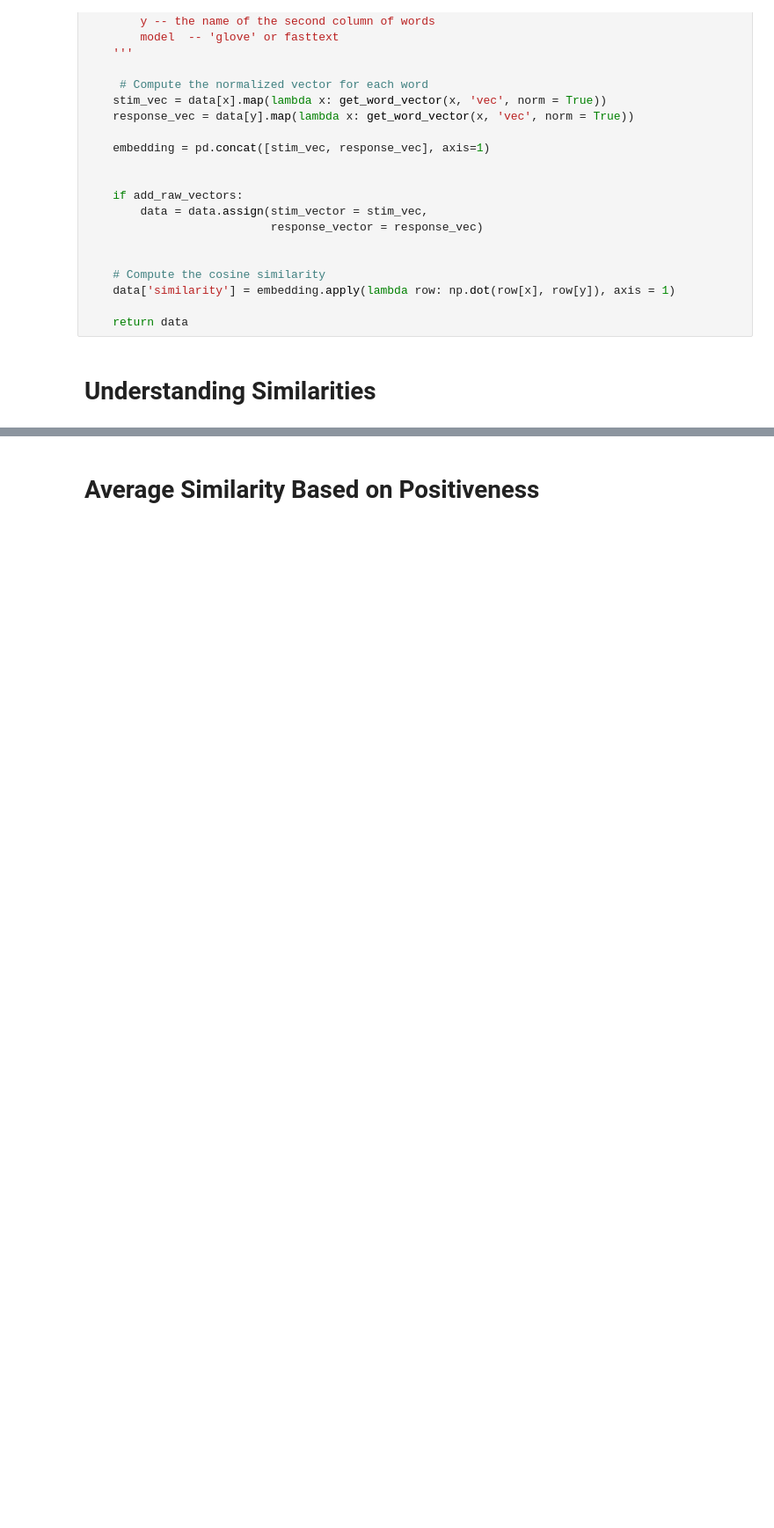
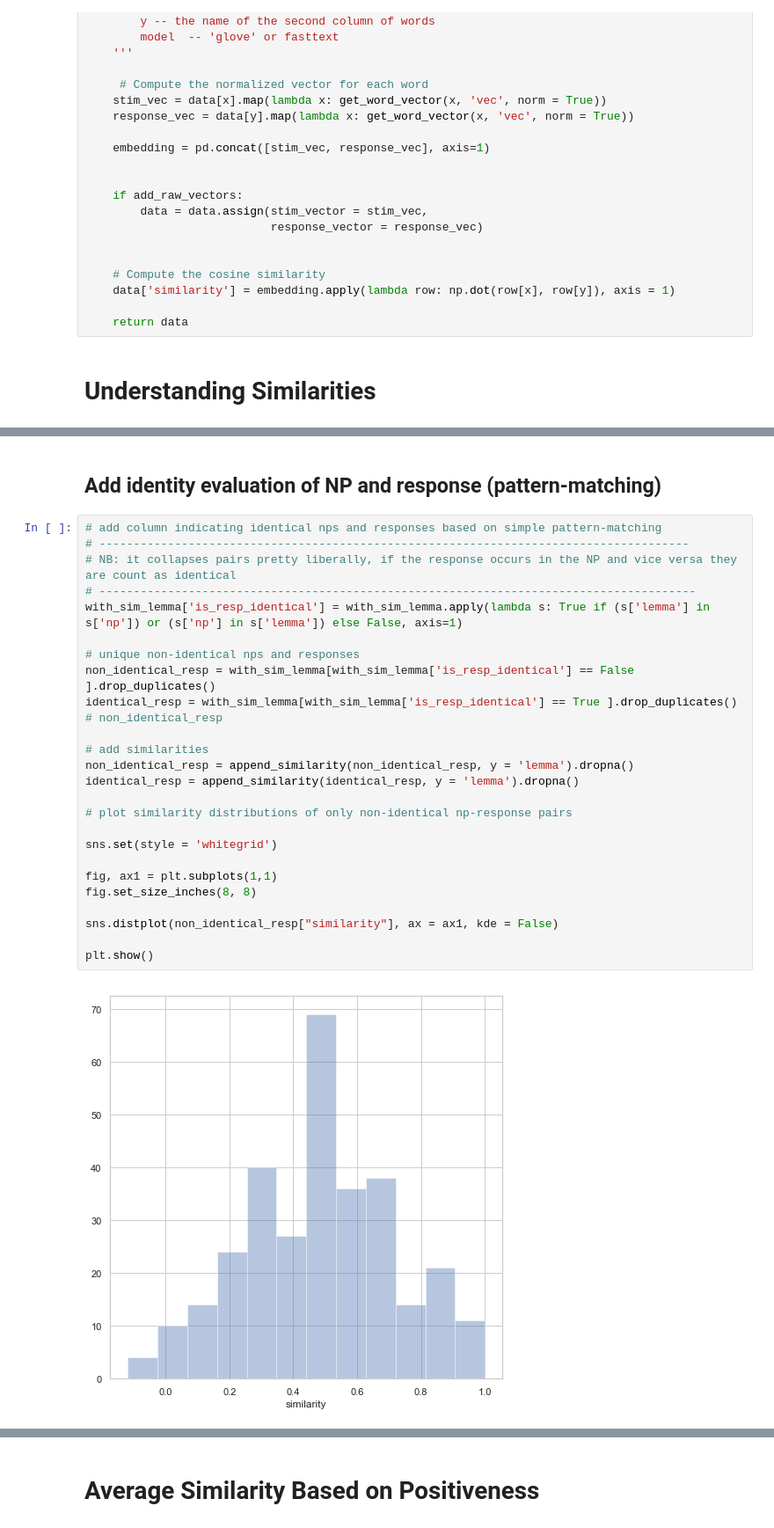
Before and after one commit to mhtess/comparison-class, a Jupyter notebook: analysis/Embedding Analysis_2.ipynb, the cells around one changed output, grey strips where cells are left out. Shown at 88% size. Saved outputs shown, nothing was run; the diff lists cells and outputs as text; blank space fills up the shorter version.

```diff
--- a/analysis/Embedding Analysis_2.ipynb
+++ b/analysis/Embedding Analysis_2.ipynb
@@ -238,3 +245,33 @@ Try using .loc[row_indexer,col_indexer] = value instead
 
 See the caveats in the documentation: http://pandas.pydata.org/pandas-docs/stable/indexing.html#indexing-view-versus-copy
 [figure]
+# %% [markdown]
+## Add identity evaluation of NP and response (pattern-matching)
+# %%
+# add column indicating identical nps and responses based on simple pattern-matching
+# --------------------------------------------------------------------------------------
+# NB: it collapses pairs pretty liberally, if the response occurs in the NP and vice versa they are count as identical
+# ---------------------------------------------------------------------------------------
+with_sim_lemma['is_resp_identical'] = with_sim_lemma.apply(lambda s: True if (s['lemma'] in s['np']) or (s['np'] in s['lemma']) else False, axis=1)
+
+# unique non-identical nps and responses
+non_identical_resp = with_sim_lemma[with_sim_lemma['is_resp_identical'] == False ].drop_duplicates()
+identical_resp = with_sim_lemma[with_sim_lemma['is_resp_identical'] == True ].drop_duplicates()
+# non_identical_resp
+
+# add similarities
+non_identical_resp = append_similarity(non_identical_resp, y = 'lemma').dropna()
+identical_resp = append_similarity(identical_resp, y = 'lemma').dropna()
+
+# plot similarity distributions of only non-identical np-response pairs
+
+sns.set(style = 'whitegrid')
+
+fig, ax1 = plt.subplots(1,1)
+fig.set_size_inches(8, 8)
+
+sns.distplot(non_identical_resp["similarity"], ax = ax1, kde = False)
+
+plt.show()
+# %% [output]
+[figure, added]
```
Also changed, not shown: parts of 24 cells of this notebook, 1 other file.
